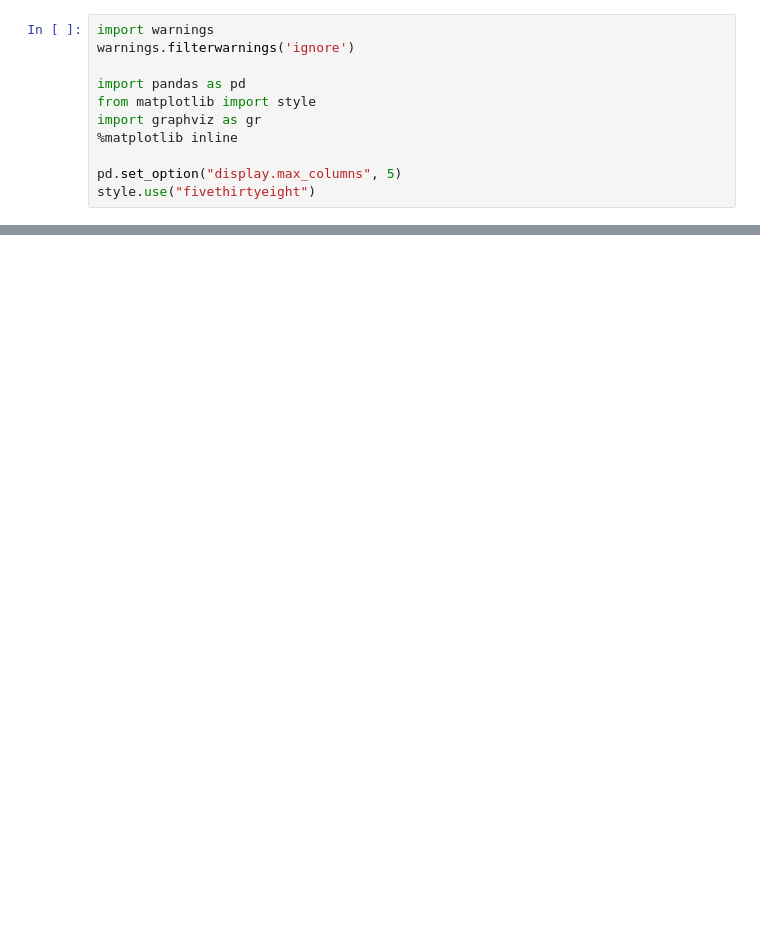
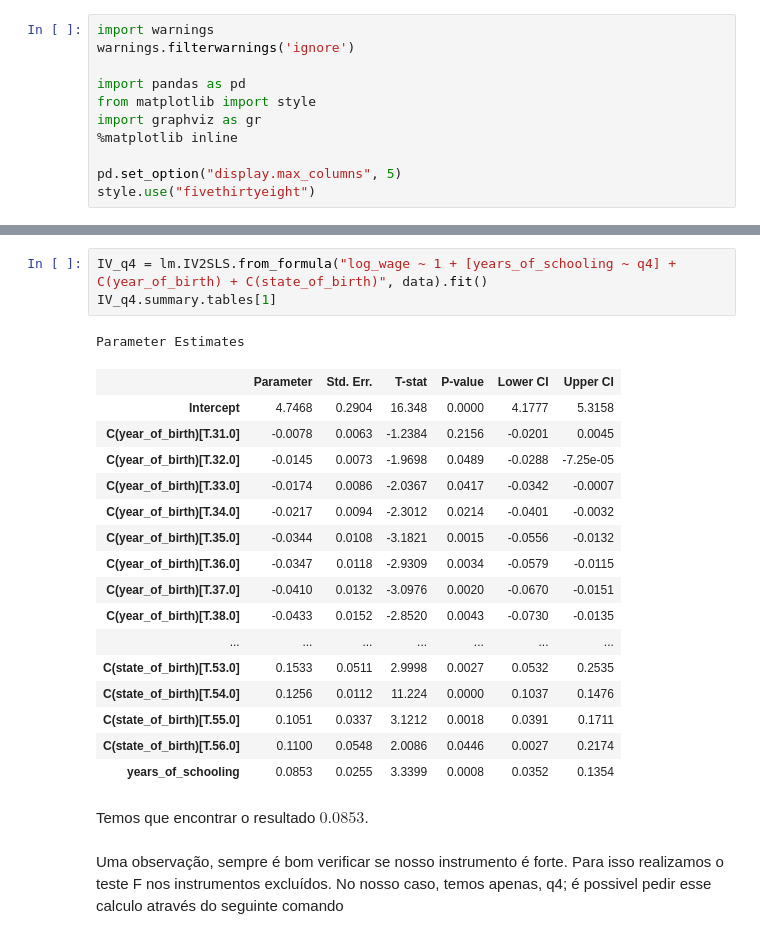
Before and after one commit to Daniel-Uhr/Microeconometrics_Notes, a Jupyter notebook: 03-LATE.ipynb, the cells around one changed output, grey strips where cells are left out. Saved outputs shown, nothing was run; the diff lists cells and outputs as text; blank space fills up the shorter version.

```diff
--- a/03-LATE.ipynb
+++ b/03-LATE.ipynb
@@ -396,0 +522,25 @@
+# %%
+IV_q4 = lm.IV2SLS.from_formula("log_wage ~ 1 + [years_of_schooling ~ q4] + C(year_of_birth) + C(state_of_birth)", data).fit()
+IV_q4.summary.tables[1]
+# %% [output]
+Parameter Estimates
+|  | Parameter | Std. Err. | T-stat | P-value | Lower CI | Upper CI |
+| Intercept | 4.7468 | 0.2904 | 16.348 | 0.0000 | 4.1777 | 5.3158 |
+| C(year_of_birth)[T.31.0] | -0.0078 | 0.0063 | -1.2384 | 0.2156 | -0.0201 | 0.0045 |
+| C(year_of_birth)[T.32.0] | -0.0145 | 0.0073 | -1.9698 | 0.0489 | -0.0288 | -7.25e-05 |
+| C(year_of_birth)[T.33.0] | -0.0174 | 0.0086 | -2.0367 | 0.0417 | -0.0342 | -0.0007 |
+| C(year_of_birth)[T.34.0] | -0.0217 | 0.0094 | -2.3012 | 0.0214 | -0.0401 | -0.0032 |
+| C(year_of_birth)[T.35.0] | -0.0344 | 0.0108 | -3.1821 | 0.0015 | -0.0556 | -0.0132 |
+| C(year_of_birth)[T.36.0] | -0.0347 | 0.0118 | -2.9309 | 0.0034 | -0.0579 | -0.0115 |
+| C(year_of_birth)[T.37.0] | -0.0410 | 0.0132 | -3.0976 | 0.0020 | -0.0670 | -0.0151 |
+| C(year_of_birth)[T.38.0] | -0.0433 | 0.0152 | -2.8520 | 0.0043 | -0.0730 | -0.0135 |
+| ... | ... | ... | ... | ... | ... | ... |
+| C(state_of_birth)[T.53.0] | 0.1533 | 0.0511 | 2.9998 | 0.0027 | 0.0532 | 0.2535 |
+| C(state_of_birth)[T.54.0] | 0.1256 | 0.0112 | 11.224 | 0.0000 | 0.1037 | 0.1476 |
+| C(state_of_birth)[T.55.0] | 0.1051 | 0.0337 | 3.1212 | 0.0018 | 0.0391 | 0.1711 |
+| C(state_of_birth)[T.56.0] | 0.1100 | 0.0548 | 2.0086 | 0.0446 | 0.0027 | 0.2174 |
+| years_of_schooling | 0.0853 | 0.0255 | 3.3399 | 0.0008 | 0.0352 | 0.1354 |
+# %% [markdown]
+Temos que encontrar o resultado $0.0853$.
+# %% [markdown]
+Uma observação, sempre é bom verificar se nosso instrumento é forte. Para isso realizamos o teste F nos instrumentos excluídos. No nosso caso, temos apenas, q4; é possivel pedir esse calculo através do seguinte comando
```
Also changed, not shown: parts of 78 cells of this notebook.
